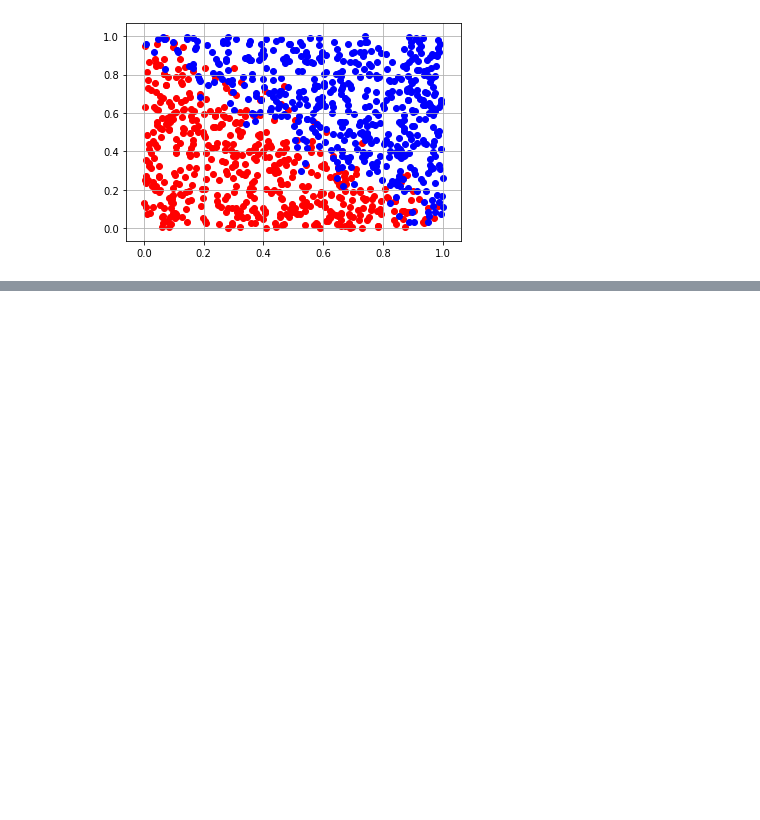
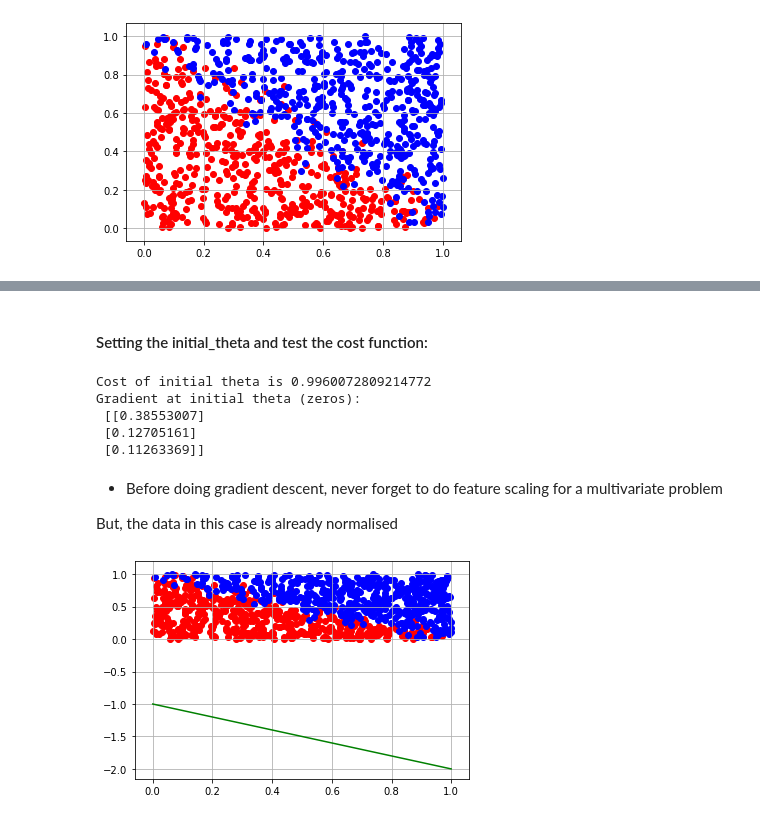
Before and after one commit to QinmengLUAN/Pandas_practice, a Jupyter notebook: Logistic_regression_Moe.ipynb, the cells around one changed output, grey strips where cells are left out. Cells and saved outputs as stored; diff of their text form; code cells hidden in the pictures; blank space fills up the shorter version.

```diff
--- a/Logistic_regression_Moe.ipynb
+++ b/Logistic_regression_Moe.ipynb
@@ -8,7 +11,7 @@ import matplotlib.pyplot as plt
 size = 1000
 np.random.seed(12356)
 data = np.random.rand(size,2)
-lable = np.zeros(size)
+label = np.zeros(size)
 noise = np.random.normal(0,0.1,size)
 noise.shape = [1000, 1]
 
@@ -16,9 +19,9 @@ for i in range(len(data)):
     res = data[i][1] + data[i][0] + noise[i]
     #  y = 1 - x
     if res > 1:
-        lable[i] = 1
+        label[i] = 1
     else:
-        lable[i] = 0
+        label[i] = 0
 # %%
 fig, ax = plt.subplots()
 ax.scatter(data[lable==0,0], data[lable==0,1], c='red')
@@ -40,0 +67,23 @@ def cost_function(x,y,theta):
+# %% [markdown]
+#### Setting the initial_theta and test the cost function:
+# %%
+m , n = data.shape[0], data.shape[1]
+X = np.append(np.ones((m,1)),data,axis=1)
+y = label.reshape(m, 1)
+initial_theta = np.ones((n+1,1)) # no. of theta = number of variable + 1
+cost, grad = cost_function(initial_theta, X, y)
+print("Cost of initial theta is",cost)
+print("Gradient at initial theta (zeros): \n",grad)
+
+# print("Cost of initial theta is",cost)
+# print("Gradient at initial theta (zeros):",grad)
+# %% [output]
+Cost of initial theta is 0.9960072809214772
+Gradient at initial theta (zeros):
+ [[0.38553007]
+ [0.12705161]
+ [0.11263369]]
+# %% [markdown]
+* Before doing gradient descent, never forget to do feature scaling for a multivariate problem
+
+But, the data in this case is already normalised
@@ -40,0 +106,14 @@ def cost_function(x,y,theta):
+# %%
+# Before using gradient decent
+fig, ax = plt.subplots()
+x_value= np.array([np.min(X[:,1]),np.max(X[:,1])])
+y_value= -(initial_theta[0] +initial_theta[1] * x_value)/initial_theta[2]
+# print(y_value)
+ax.plot(x_value,y_value, "g")
+
+ax.scatter(data[lable==0,0], data[lable==0,1], c='red')
+ax.scatter(data[lable==1,0], data[lable==1,1], c='blue')
+ax.grid(True)
+plt.show()
+# %% [output]
+[figure, added]
```
Also changed, not shown: parts of 12 cells of this notebook, 1 other file.
